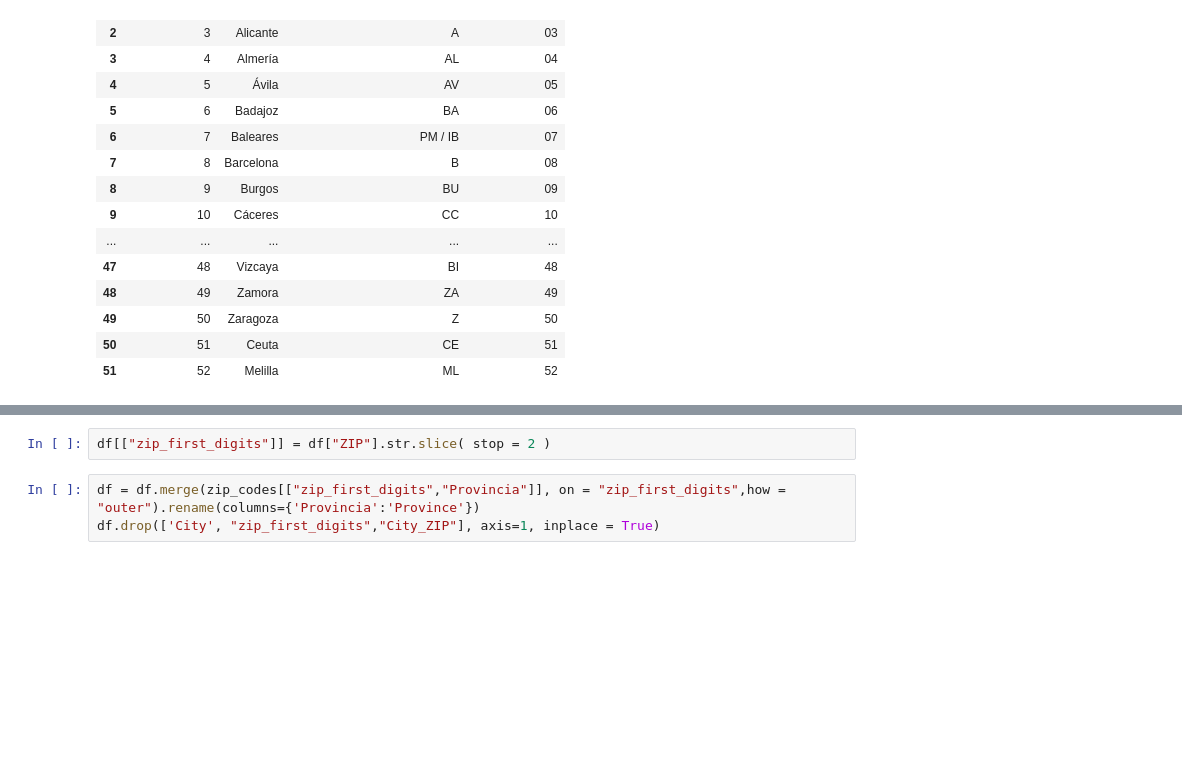
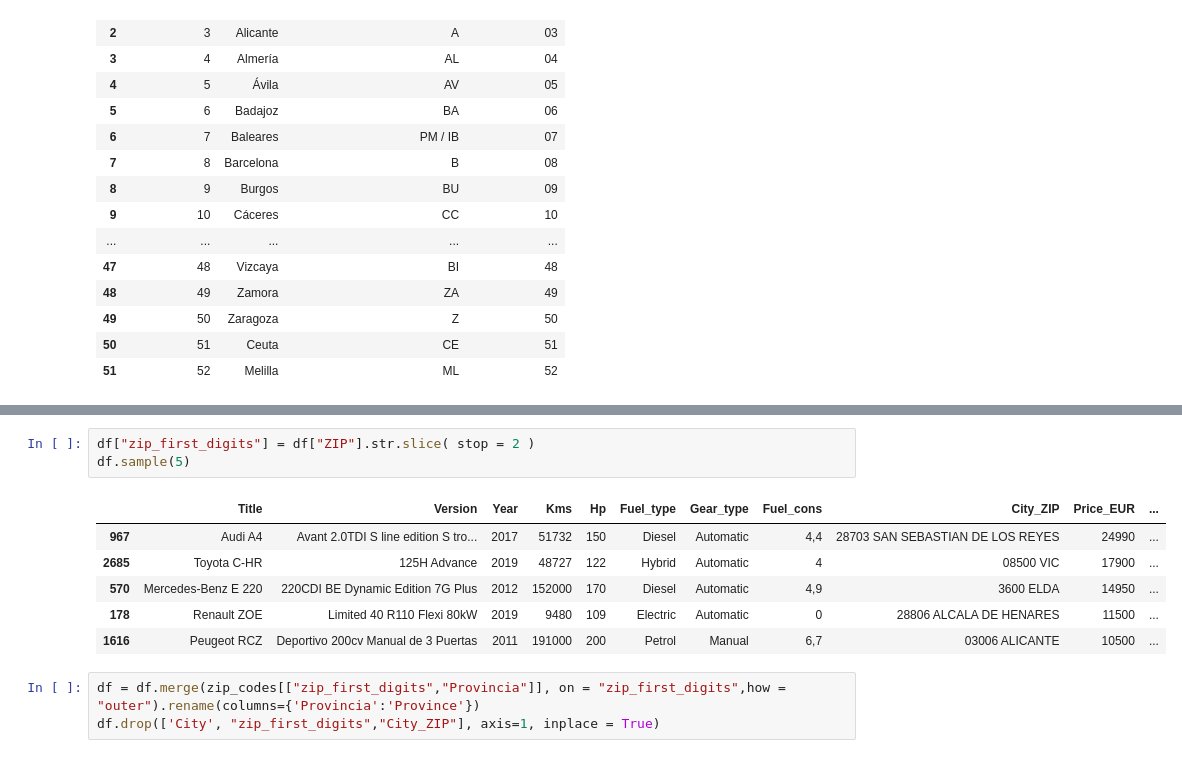
Before and after one commit to alfonsonajera/Car_Price_Predictor, a Jupyter notebook: Notebooks/02.Data_Cleaning.ipynb, the cells around one changed output, grey strips where cells are left out. Cells and saved outputs as stored; diff of their text form; blank space fills up the shorter version.

```diff
--- a/Notebooks/02.Data_Cleaning.ipynb
+++ b/Notebooks/02.Data_Cleaning.ipynb
@@ -329,5 +337,13 @@ df["ZIP"] = df["ZIP"].apply('{:0>5}'.format)
 # %%
-df[["zip_first_digits"]] = df["ZIP"].str.slice( stop = 2 )
+df["zip_first_digits"] = df["ZIP"].str.slice( stop = 2 )
+df.sample(5)
+# %% [output]
+|  | Title | Version | Year | Kms | Hp | Fuel_type | Gear_type | Fuel_cons | City_ZIP | Price_EUR | ... |
+| 967 | Audi A4 | Avant 2.0TDI S line edition S tro... | 2017 | 51732 | 150 | Diesel | Automatic | 4,4 | 28703 SAN SEBASTIAN DE LOS REYES | 24990 | ... |
+| 2685 | Toyota C-HR | 125H Advance | 2019 | 48727 | 122 | Hybrid | Automatic | 4 | 08500 VIC | 17900 | ... |
+| 570 | Mercedes-Benz E 220 | 220CDI BE Dynamic Edition 7G Plus | 2012 | 152000 | 170 | Diesel | Automatic | 4,9 | 3600 ELDA | 14950 | ... |
+| 178 | Renault ZOE | Limited 40 R110 Flexi 80kW | 2019 | 9480 | 109 | Electric | Automatic | 0 | 28806 ALCALA DE HENARES | 11500 | ... |
+| 1616 | Peugeot RCZ | Deportivo 200cv Manual de 3 Puertas | 2011 | 191000 | 200 | Petrol | Manual | 6,7 | 03006 ALICANTE | 10500 | ... |
 # %%
 df = df.merge(zip_codes[["zip_first_digits","Provincia"]], on = "zip_first_digits",how = "outer").rename(columns={'Provincia':'Province'})
 df.drop(['City', "zip_first_digits","City_ZIP"], axis=1, inplace = True)
```
Also changed, not shown: parts of 11 cells of this notebook, 5 other files.
